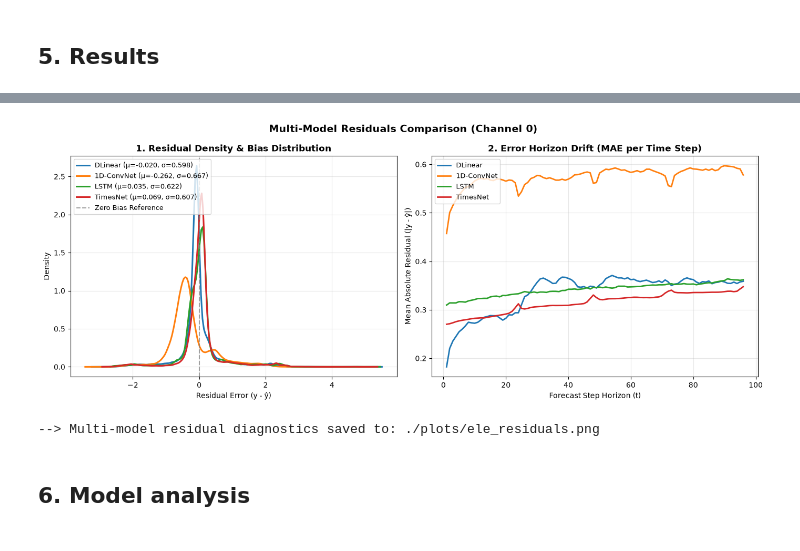
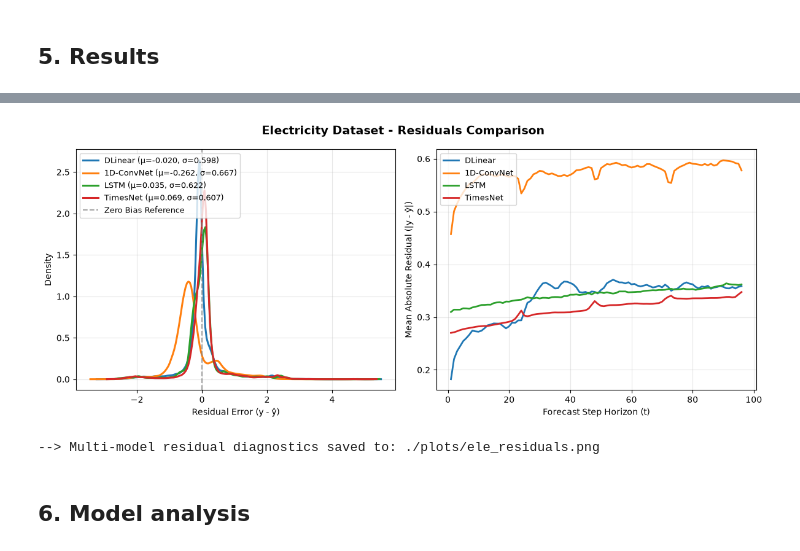
Before and after one commit to angelabortolato/NNDLproject_forecasting_bortolato, a Jupyter notebook: main.ipynb, the cells around one changed output, grey strips where cells are left out. Cells and saved outputs as stored; diff of their text form; code cells hidden in the pictures.

Commit message:
rerun plots

```diff
--- a/main.ipynb
+++ b/main.ipynb
@@ -461,8 +450,8 @@ plot_forecast_comparison(
 --> Forecast visual plot saved to ./plots/ele_forecast_comparison.png
 # %%
-plot_residual_diagnostics(experiments, test_loader, device, save_path="./plots/ele_residuals.png")
+plot_residual_diagnostics(experiments, test_loader, device, dataset_name="Electricity", save_path="./plots/ele_residuals.png")
 # %% [output]
-[figure, old version]
+[figure, new version]
 --> Multi-model residual diagnostics saved to: ./plots/ele_residuals.png
 # %% [markdown]
 ## 6. Model analysis
```
Also changed, not shown: parts of 23 cells of this notebook, 23 other files.
